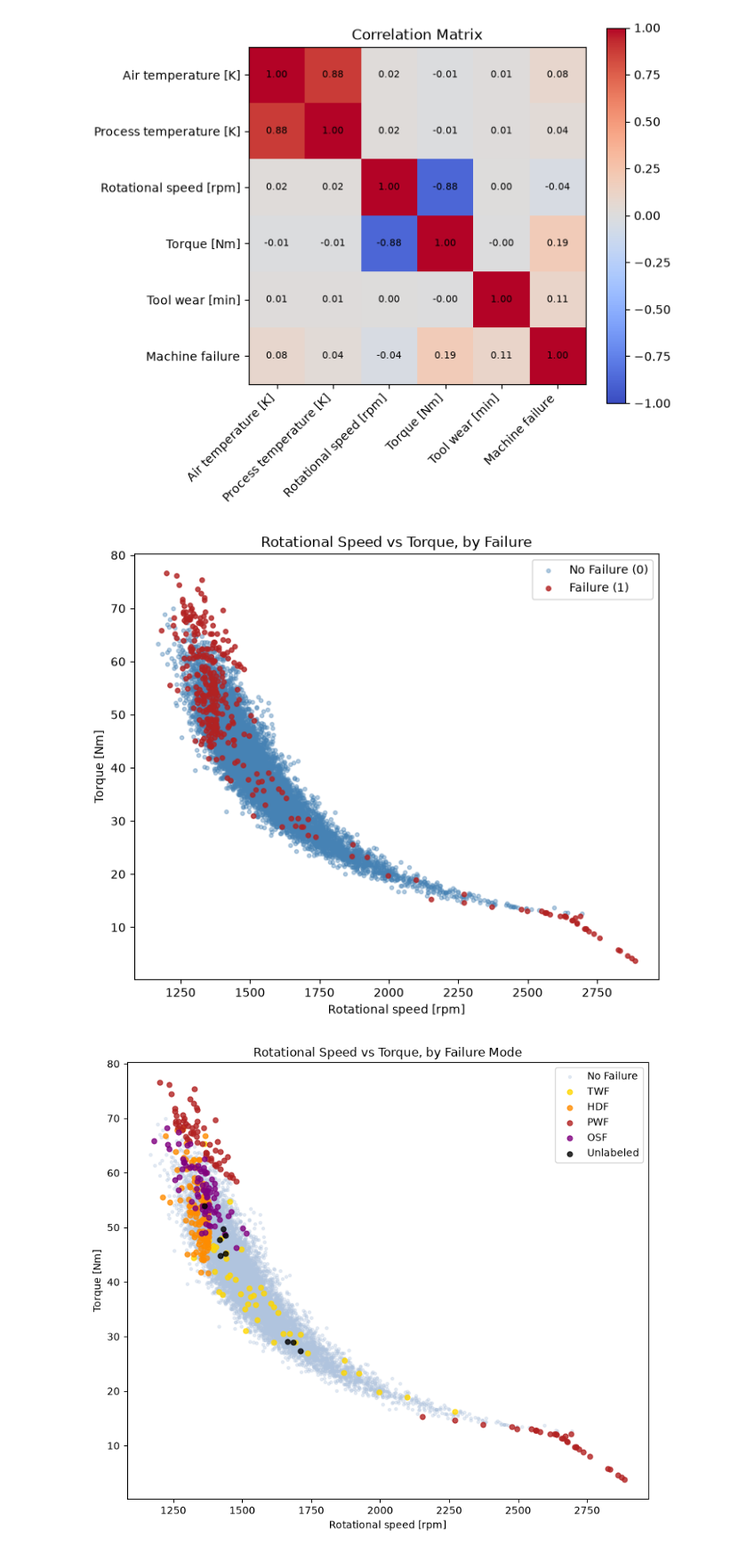
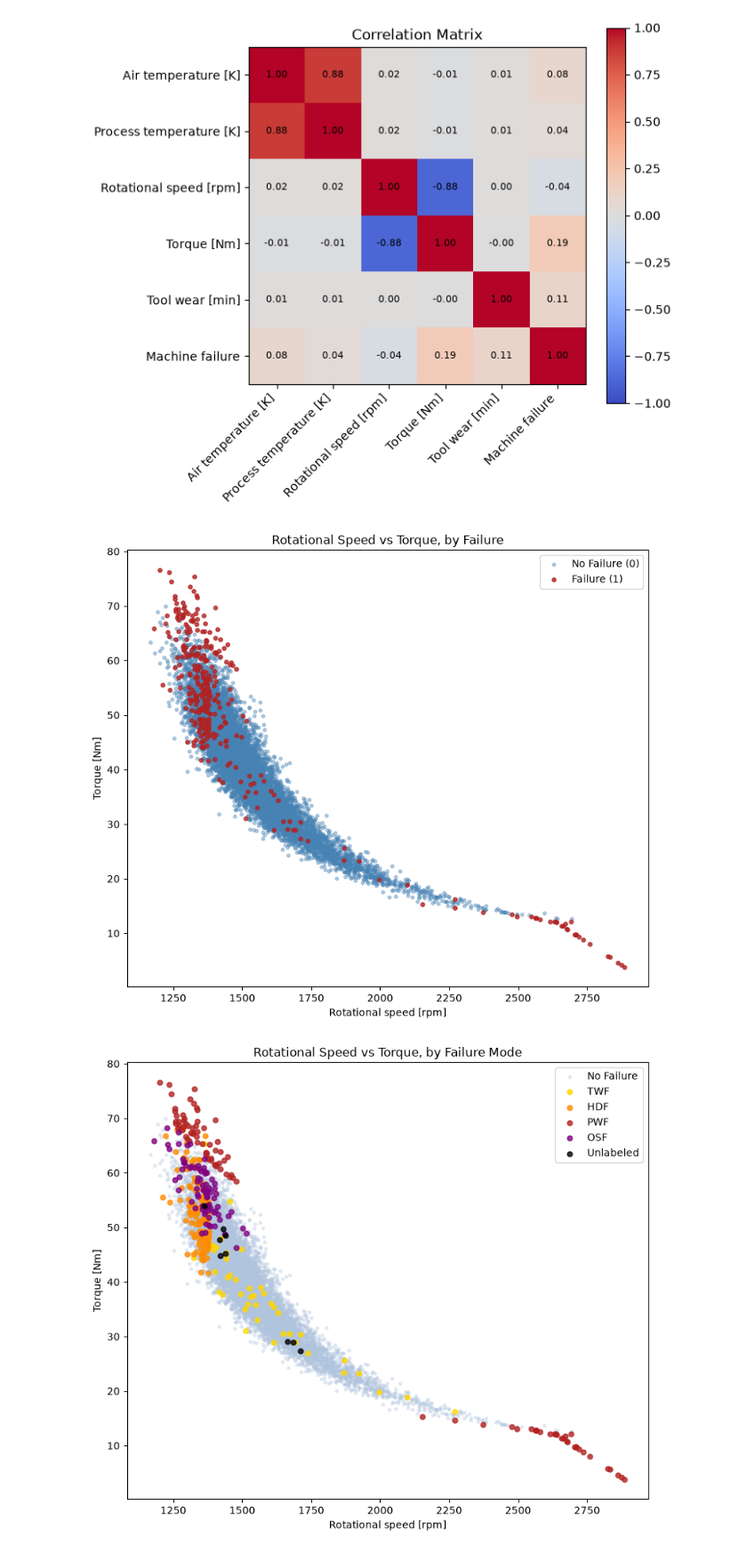
Before and after one commit to AmirmasoudCS/Predictive-Maintenance, a Jupyter notebook: notebooks/inspection_and_EDA.ipynb, the cells around one changed output. Shown at 89% size. Drawn from its saved outputs; the diff is of its cells as text; code cells hidden in the pictures.

Commit message:
Regenerating the figure for the consistency

```diff
--- a/notebooks/inspection_and_EDA.ipynb
+++ b/notebooks/inspection_and_EDA.ipynb
@@ -303,22 +303,22 @@ plt.show()
 # %%
 no_fail = df[df['Machine failure'] == 0]
 fail = df[df['Machine failure'] == 1]
 
-plt.figure(figsize=(7, 6))
+plt.figure(figsize=(8, 7))
 plt.scatter(no_fail['Rotational speed [rpm]'], no_fail['Torque [Nm]'],
             s=10, alpha=0.4, color='steelblue', label='No Failure (0)')
 plt.scatter(fail['Rotational speed [rpm]'], fail['Torque [Nm]'],
             s=15, alpha=0.8, color='firebrick', label='Failure (1)')
 
 plt.xlabel('Rotational speed [rpm]')
 plt.ylabel('Torque [Nm]')
 plt.title('Rotational Speed vs Torque, by Failure')
 plt.legend()
 plt.tight_layout()
 plt.savefig(PLOTS / "scatter_speed_vs_torque_by_failure.png", dpi=300, bbox_inches="tight")
 plt.show()
 # %% [output]
-[figure, old version]
+[figure, new version]
 # %%
 failure_flags = ['TWF', 'HDF', 'PWF', 'OSF', 'RNF']
 
```
Also changed, not shown: 1 other file.
